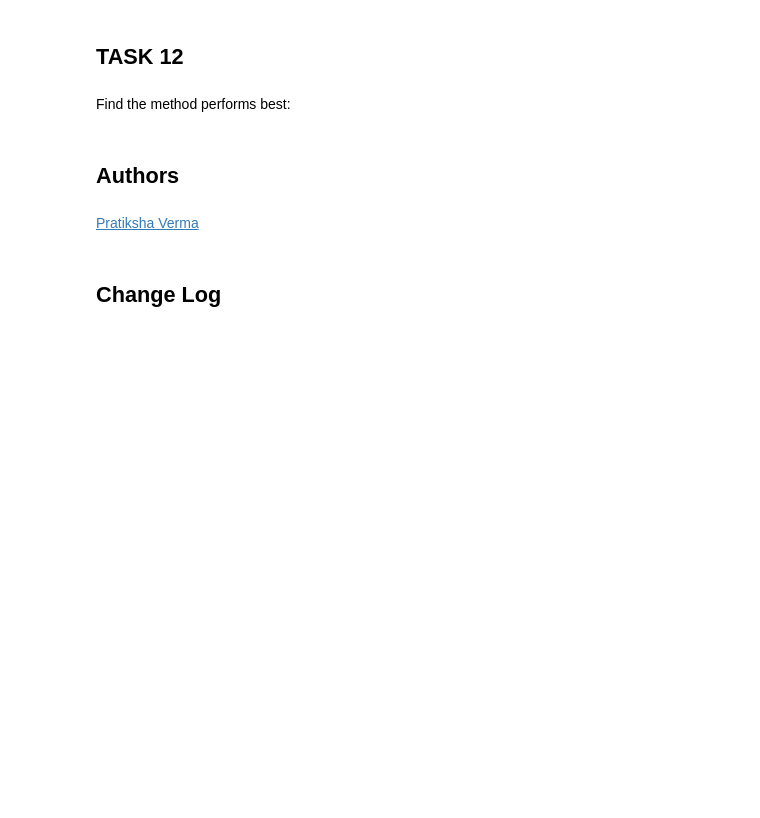
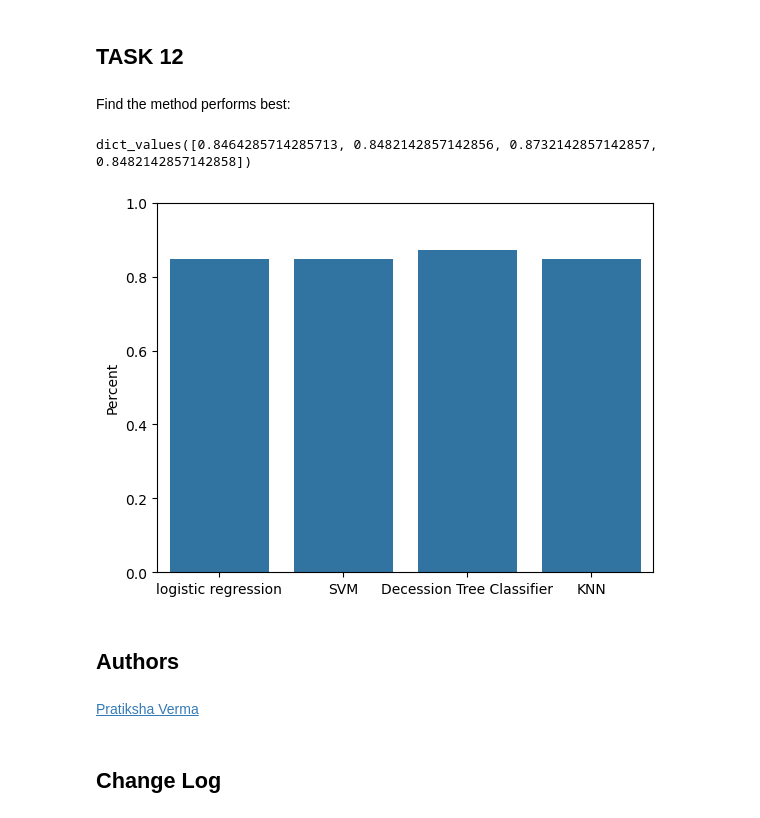
Before and after one commit to MasBen71/predictive-analysis, a Jupyter notebook: SpaceX_Machine_Learning_Prediction_Part_5.jupyterlite.ipynb, the cells around one changed output. Cells and saved outputs as stored; diff of their text form; code cells hidden in the pictures; blank space fills up the shorter version.

```diff
--- a/SpaceX_Machine_Learning_Prediction_Part_5.jupyterlite.ipynb
+++ b/SpaceX_Machine_Learning_Prediction_Part_5.jupyterlite.ipynb
@@ -362,6 +362,18 @@ plot_confusion_matrix(Y_test,yhat)
 ## TASK  12
 # %% [markdown]
 Find the method performs best:
+# %%
+#The best accuracy belongs to decission tree classifier
+accuracies = {'logistic regression':logreg_cv.best_score_,'SVM':svm_cv.best_score_,'Decession Tree Classifier':tree_cv.best_score_,'KNN':knn_cv.best_score_}
+sns.barplot(accuracies,x=accuracies.keys(),y=accuracies.values())
+print(accuracies.values())
+# plt.xlabel(accuracies.keys())
+plt.ylabel('Percent')
+plt.ylim(0,1)
+plt.show()
+# %% [output]
+dict_values([0.8464285714285713, 0.8482142857142856, 0.8732142857142857, 0.8482142857142858])
+[figure, added]
 # %% [markdown]
 ## Authors
 # %% [markdown]
```
Also changed, not shown: parts of 13 cells of this notebook.
